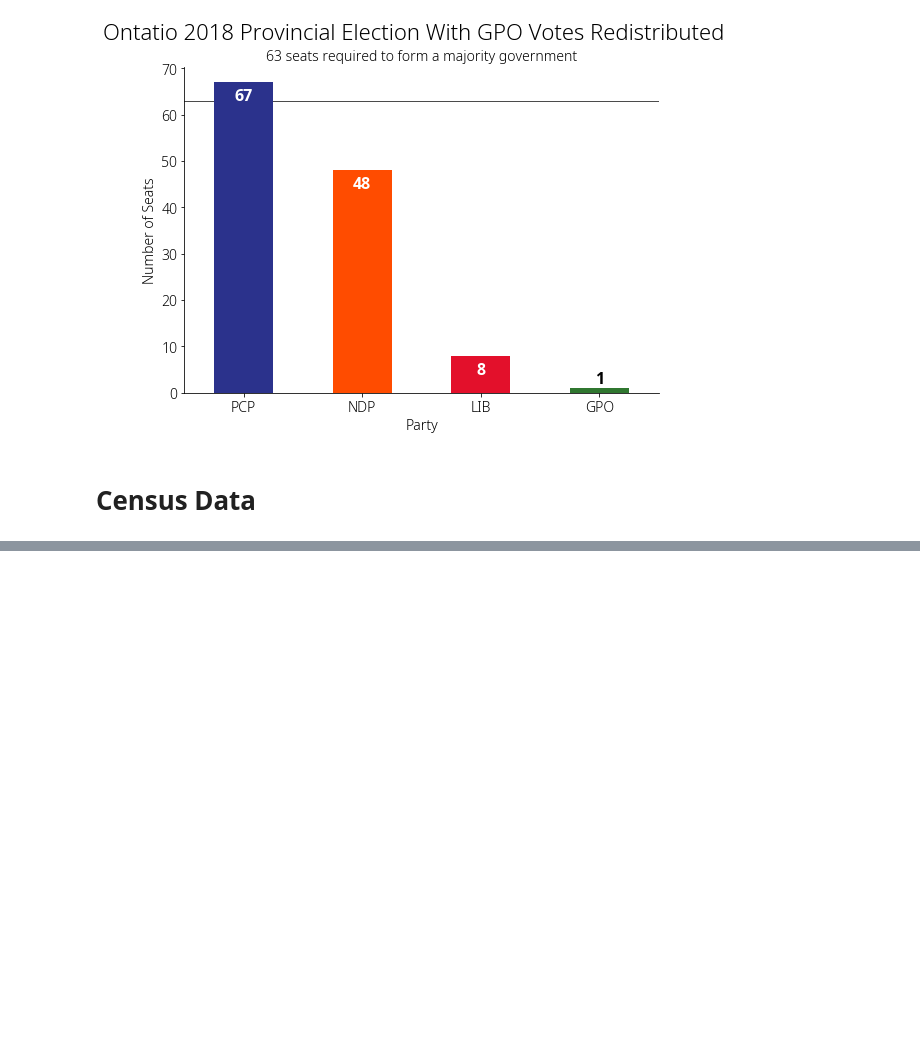
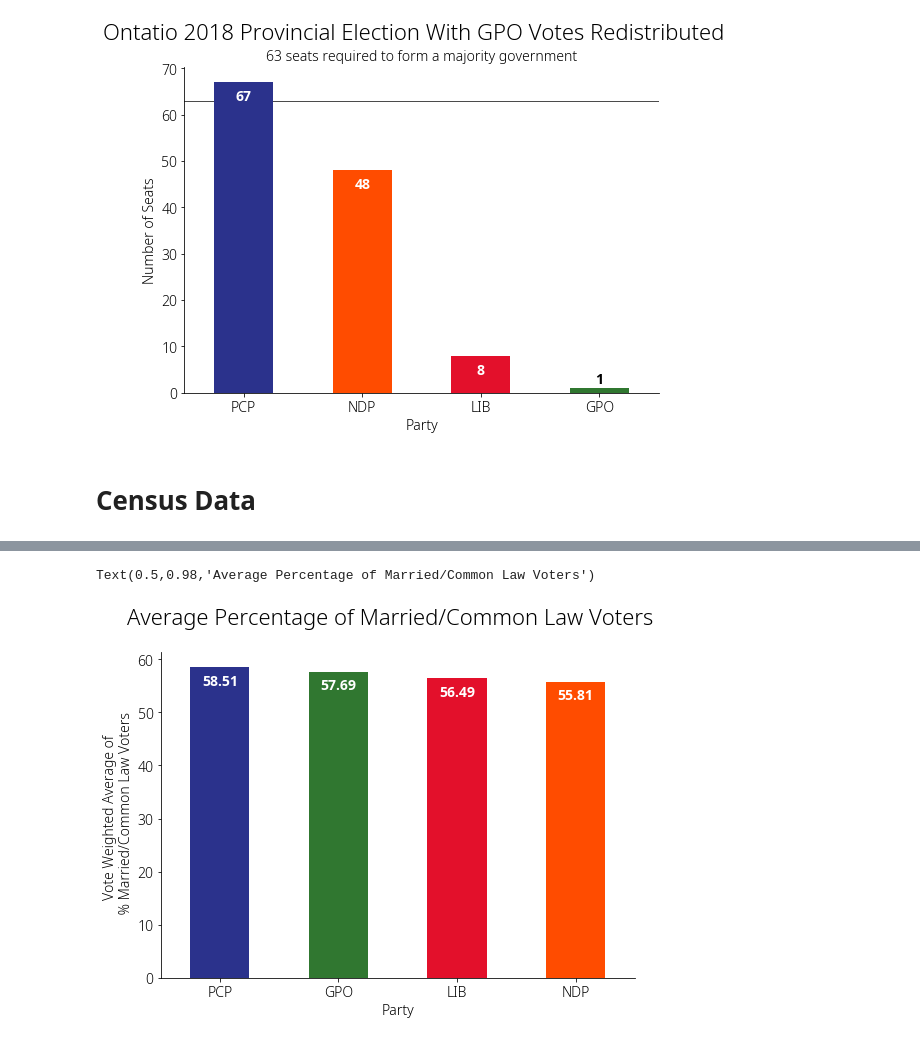
Before and after one commit to robbiemeyer/OntarioElectionAnalysis2018, a Jupyter notebook: ElectionAnalysis.ipynb, the cells around one changed output, grey strips where cells are left out. Cells and saved outputs as stored; diff of their text form; code cells hidden in the pictures; blank space fills up the shorter version.

```diff
--- a/ElectionAnalysis.ipynb
+++ b/ElectionAnalysis.ipynb
@@ -280,0 +206,10 @@ sns.regplot(df['% Immigrant'].first(), df['Votes Count'].sum() / df['2016 Popula
+# %%
+x = census.pipe(w_mean, '% Married/Common Law').round(2).sort_values(ascending=False)
+ax = plotBarStyled(x)
+
+ax.set_xlabel('Party')
+ax.set_ylabel('Vote Weighted Average of \n % Married/Common Law Voters')
+plt.suptitle('Average Percentage of Married/Common Law Voters', size=22)
+# %% [output]
+Text(0.5,0.98,'Average Percentage of Married/Common Law Voters')
+[figure, added]
```
Also changed, not shown: parts of 24 cells of this notebook.
